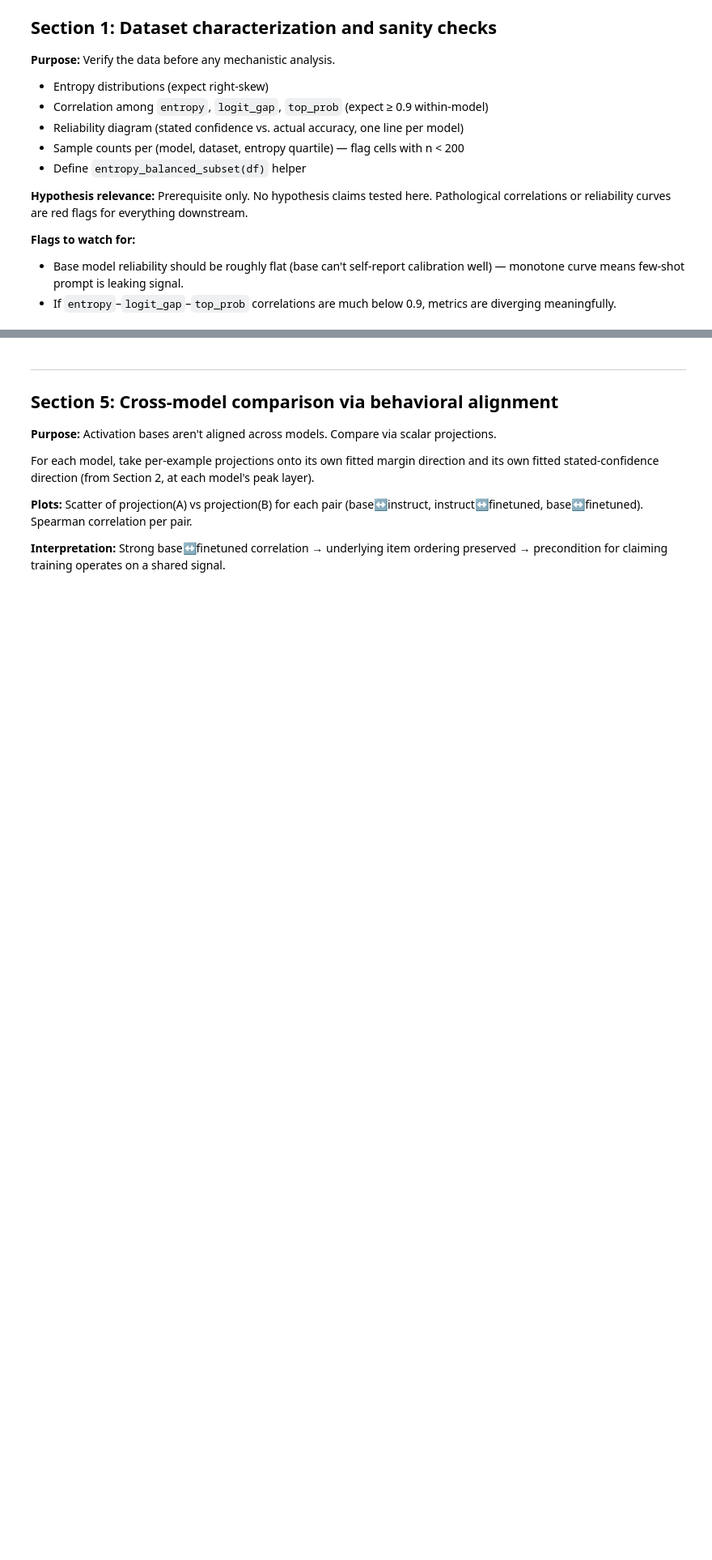
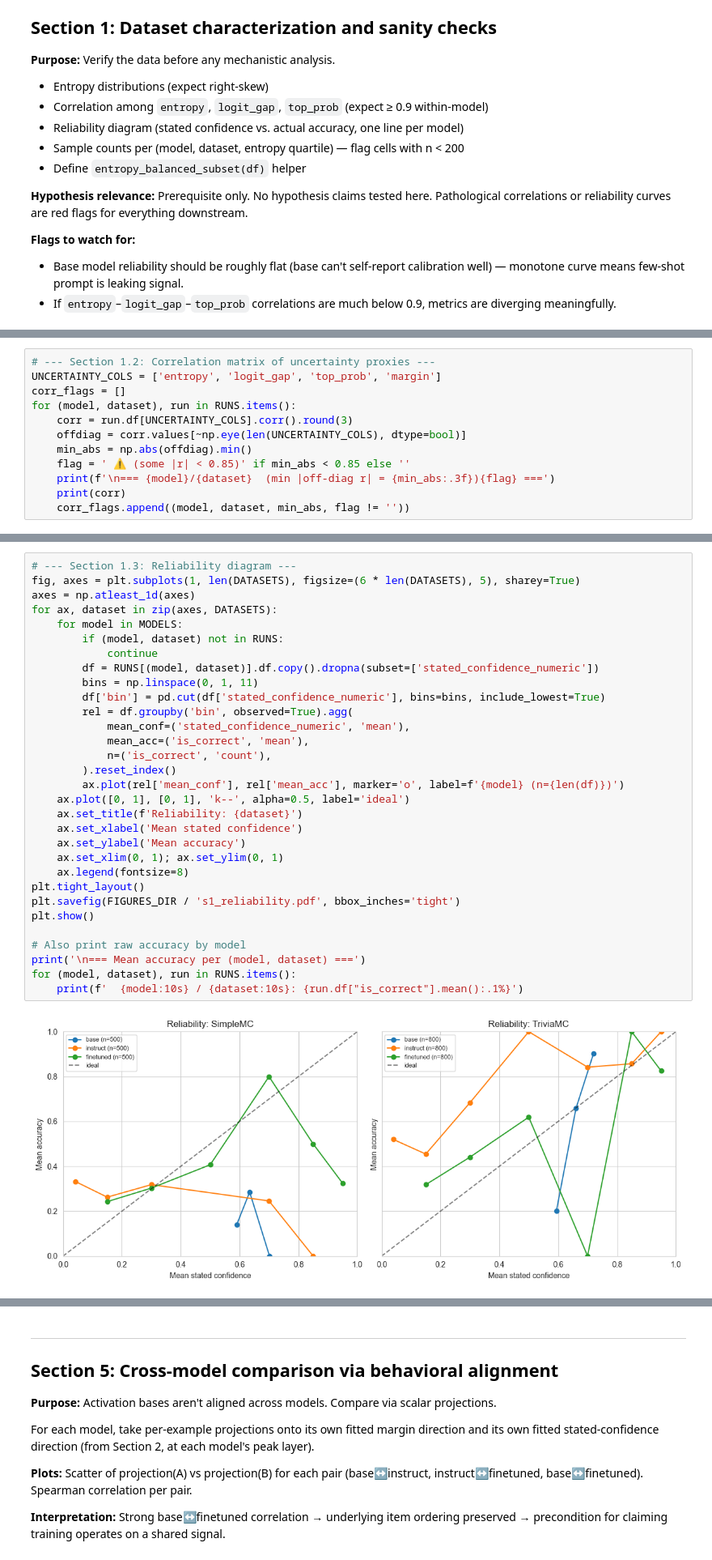
Before and after one commit to tristan-day-research/interpretability_for_llm_metacognition, a Jupyter notebook: analyze_activations.ipynb, the cells around one changed output, grey strips where cells are left out. Shown at 81% size. Saved outputs shown, nothing was run; the diff lists cells and outputs as text; blank space fills up the shorter version.

```diff
--- a/analyze_activations.ipynb
+++ b/analyze_activations.ipynb
@@ -269,0 +336,12 @@ def entropy_balanced_subset(df: pd.DataFrame, entropy_col: str = 'entropy', seed
+# %%
+# --- Section 1.2: Correlation matrix of uncertainty proxies ---
+UNCERTAINTY_COLS = ['entropy', 'logit_gap', 'top_prob', 'margin']
+corr_flags = []
+for (model, dataset), run in RUNS.items():
+    corr = run.df[UNCERTAINTY_COLS].corr().round(3)
+    offdiag = corr.values[~np.eye(len(UNCERTAINTY_COLS), dtype=bool)]
+    min_abs = np.abs(offdiag).min()
+    flag = ' ⚠️ (some |r| < 0.85)' if min_abs < 0.85 else ''
+    print(f'\n=== {model}/{dataset}  (min |off-diag r| = {min_abs:.3f}){flag} ===')
+    print(corr)
+    corr_flags.append((model, dataset, min_abs, flag != ''))
@@ -269,0 +366,33 @@ def entropy_balanced_subset(df: pd.DataFrame, entropy_col: str = 'entropy', seed
+# %%
+# --- Section 1.3: Reliability diagram ---
+fig, axes = plt.subplots(1, len(DATASETS), figsize=(6 * len(DATASETS), 5), sharey=True)
+axes = np.atleast_1d(axes)
+for ax, dataset in zip(axes, DATASETS):
+    for model in MODELS:
+        if (model, dataset) not in RUNS:
+            continue
+        df = RUNS[(model, dataset)].df.copy().dropna(subset=['stated_confidence_numeric'])
+        bins = np.linspace(0, 1, 11)
+        df['bin'] = pd.cut(df['stated_confidence_numeric'], bins=bins, include_lowest=True)
+        rel = df.groupby('bin', observed=True).agg(
+            mean_conf=('stated_confidence_numeric', 'mean'),
+            mean_acc=('is_correct', 'mean'),
+            n=('is_correct', 'count'),
+        ).reset_index()
+        ax.plot(rel['mean_conf'], rel['mean_acc'], marker='o', label=f'{model} (n={len(df)})')
+    ax.plot([0, 1], [0, 1], 'k--', alpha=0.5, label='ideal')
+    ax.set_title(f'Reliability: {dataset}')
+    ax.set_xlabel('Mean stated confidence')
+    ax.set_ylabel('Mean accuracy')
+    ax.set_xlim(0, 1); ax.set_ylim(0, 1)
+    ax.legend(fontsize=8)
+plt.tight_layout()
+plt.savefig(FIGURES_DIR / 's1_reliability.pdf', bbox_inches='tight')
+plt.show()
+
+# Also print raw accuracy by model
+print('\n=== Mean accuracy per (model, dataset) ===')
+for (model, dataset), run in RUNS.items():
+    print(f'  {model:10s} / {dataset:10s}: {run.df["is_correct"].mean():.1%}')
+# %% [output]
+[figure, added]
```
Also changed, not shown: parts of 48 cells of this notebook, 39 other files.
